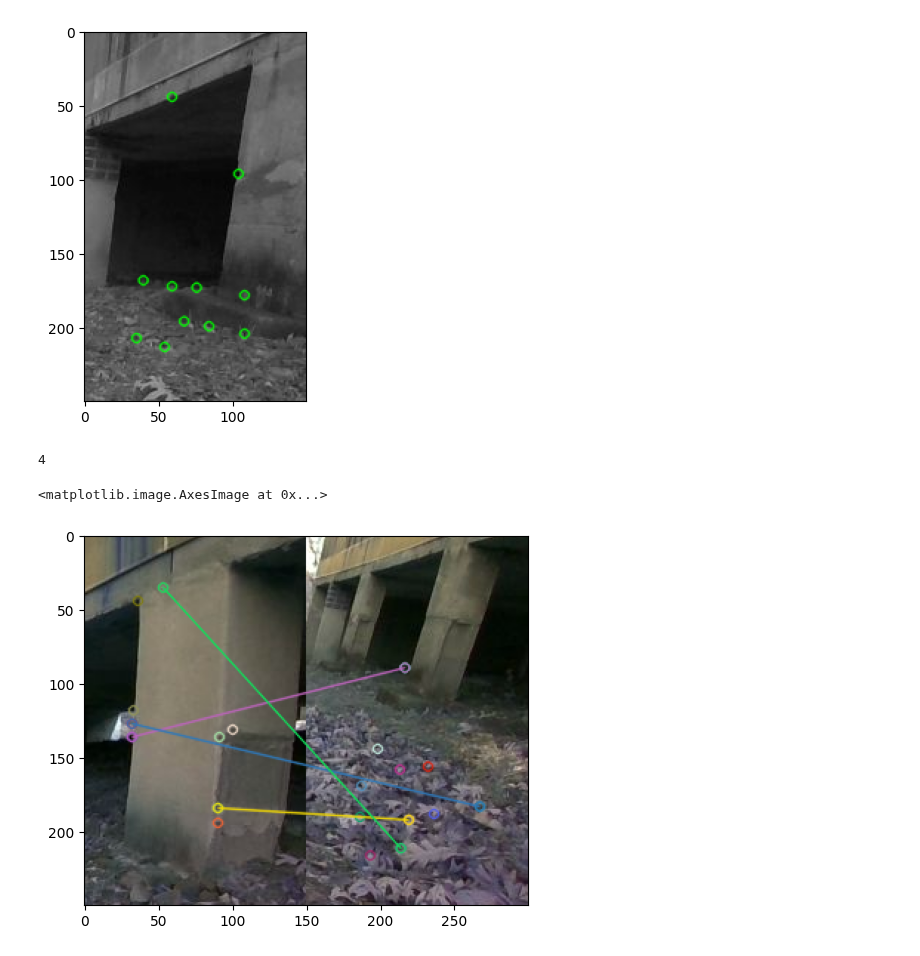
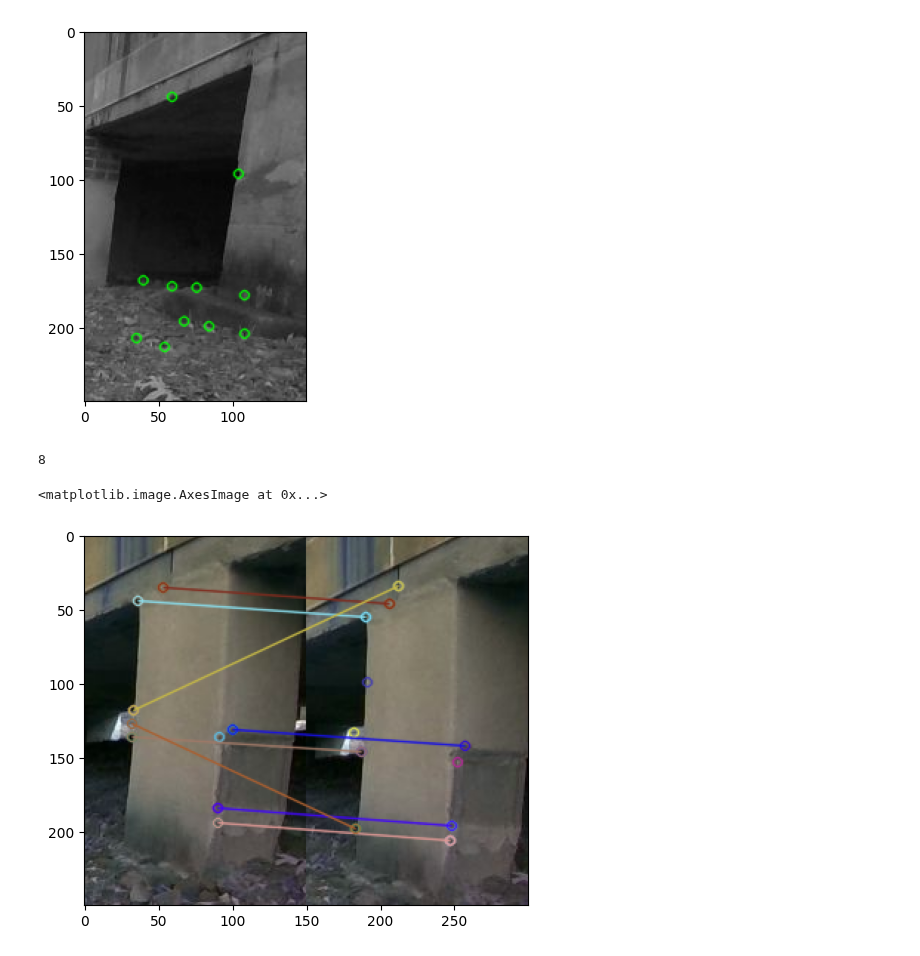
Before and after one commit to mit-acl/roman, a Jupyter notebook: notebooks/11_orb_tracking.ipynb, the cells around one changed output. Saved outputs shown, nothing was run; the diff lists cells and outputs as text; code cells hidden in the pictures.

```diff
--- a/notebooks/11_orb_tracking.ipynb
+++ b/notebooks/11_orb_tracking.ipynb
@@ -167,30 +167,30 @@ for t in [15, 15.2, 18.8, 19.0, 20.0, 22.0, 28.0]:
 [figure]
 # %%
 idx1 = 1
-idx2 = 5
+idx2 = 2
 
 matcher = cv.BFMatcher(cv.NORM_HAMMING, crossCheck=True)
 # matcher = cv.BFMatcher()
 matches = matcher.match(features[idx1][1], features[idx2][1])
 good_matches = []
 
 matches = sorted(matches, key = lambda x:x.distance)
 print(len(matches))
 # for m, n in matches:
 #     if m.distance < .75*n.distance:
 #         good_matches.append([m])
 
 final_img = cv.drawMatches(imgs[idx1], features[idx1][0],
 imgs[idx2], features[idx2][0], matches,None)
 
 # final_img = cv2.resize(final_img, (1000,650))
 
 # Show the final image
 plt.imshow(final_img)
 # cv2.waitKey(3000)
 # %% [output]
-4
+8
 <matplotlib.image.AxesImage at 0x...>
-[figure, old version]
+[figure, new version]
 # %%
 idx1 = 0
```
Also changed, not shown: parts of 1 cell of this notebook, 1 other file.
